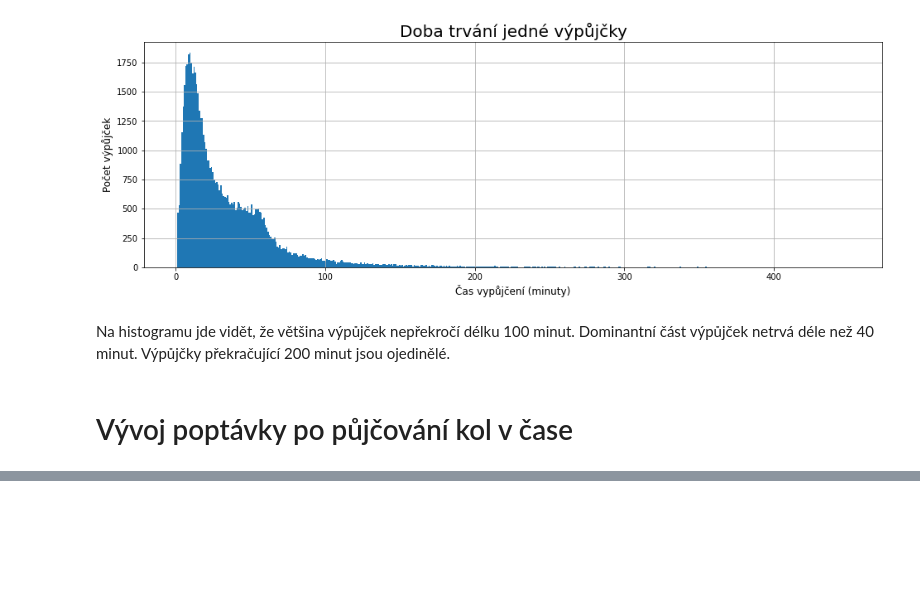
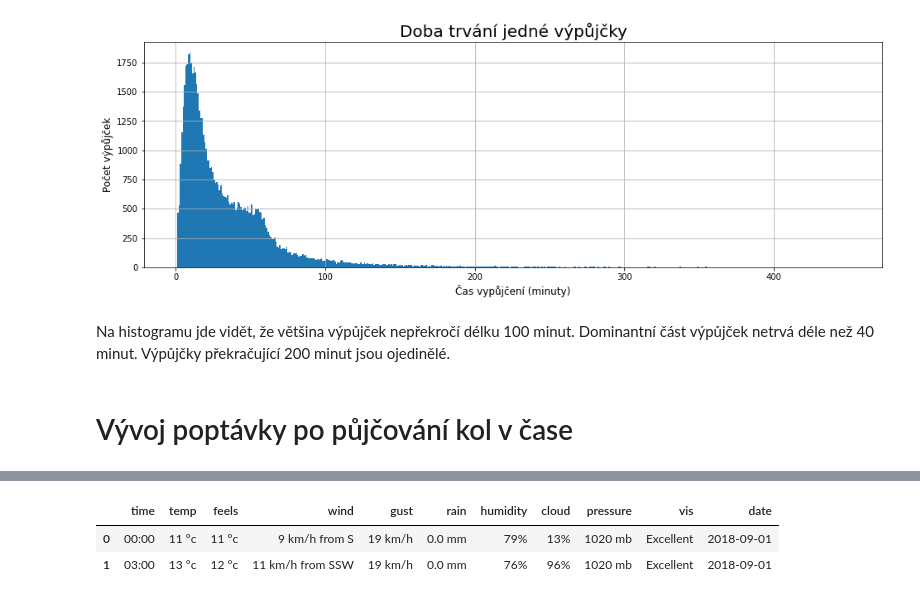
Before and after one commit to Krocan777/Python_projekt_Edinburgh, a Jupyter notebook: Python_Projekt.ipynb, the cells around one changed output, grey strips where cells are left out. Saved outputs shown, nothing was run; the diff lists cells and outputs as text; code cells hidden in the pictures; blank space fills up the shorter version.

```diff
--- a/Python_Projekt.ipynb
+++ b/Python_Projekt.ipynb
@@ -334,0 +333,7 @@ ax.grid()
+# %%
+ew_df = pd.read_sql("select * from edinburgh_weather", con=alchemy_conn)
+ew_df.head(2)
+# %% [output]
+|  | time | temp | feels | wind | gust | rain | humidity | cloud | pressure | vis | date |
+| 0 | 00:00 | 11 °c | 11 °c | 9 km/h from S | 19 km/h | 0.0 mm | 79% | 13% | 1020 mb | Excellent | 2018-09-01 |
+| 1 | 03:00 | 13 °c | 12 °c | 11 km/h from SSW | 19 km/h | 0.0 mm | 76% | 96% | 1020 mb | Excellent | 2018-09-01 |
```
Also changed, not shown: parts of 13 cells of this notebook.
